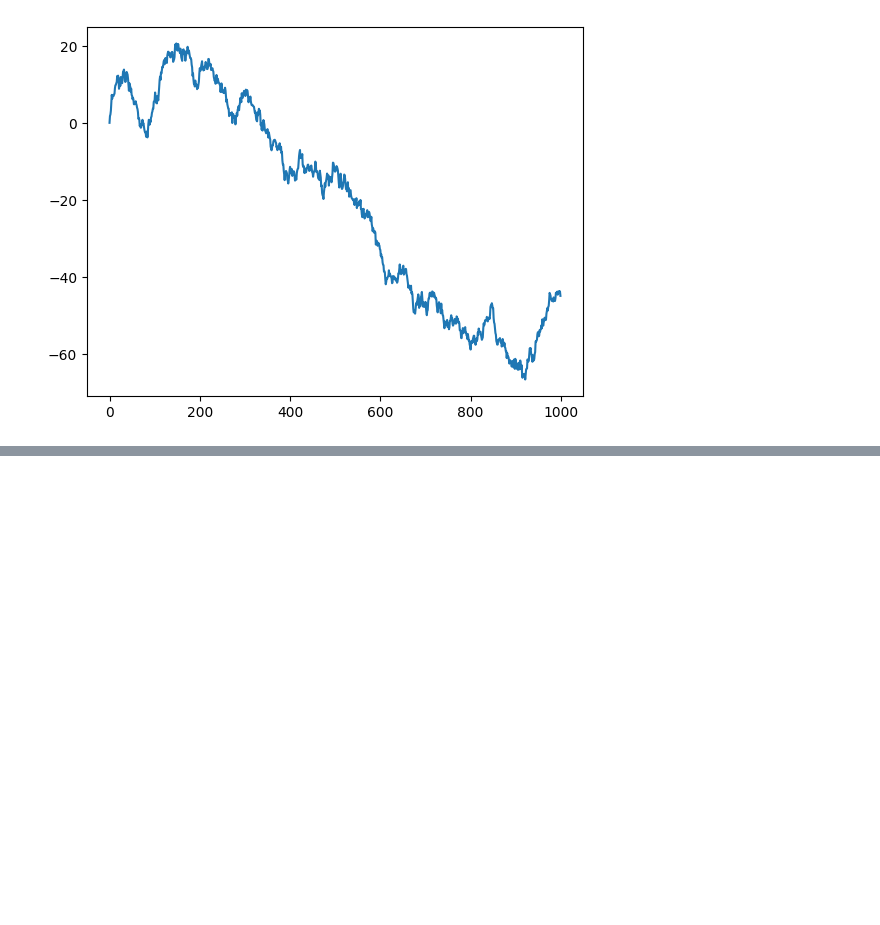
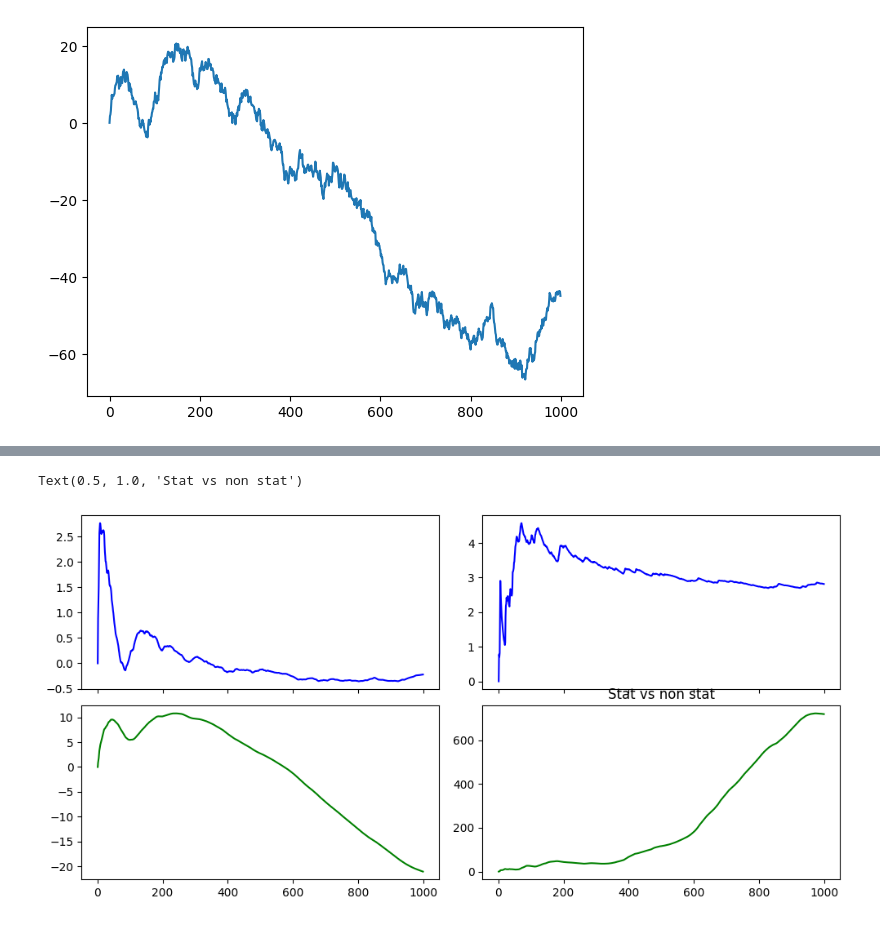
Before and after one commit to gkambasta/TimeSeries, a Jupyter notebook: Random_Walk.ipynb, the cells around one changed output, grey strips where cells are left out. Cells and saved outputs as stored; diff of their text form; code cells hidden in the pictures; blank space fills up the shorter version.

```diff
--- a/Random_Walk.ipynb
+++ b/Random_Walk.ipynb
@@ -305,0 +351,15 @@ plt.plot(non_stationary2)
+# %%
+fig, ax = plt.subplots(2,2, figsize=(10, 5), sharex=True)
+
+ax[0,0].plot(mean_func(stationary), 'b')
+ax[0,1].plot(var_func(stationary), 'b')
+
+ax[1,0].plot(mean_func(non_stationary), 'g')
+ax[1,1].plot(var_func(non_stationary), 'g')
+
+plt.tight_layout()
+plt.title("Stat vs non stat")
+#
+# %% [output]
+Text(0.5, 1.0, 'Stat vs non stat')
+[figure, added]
```
Also changed, not shown: parts of 10 cells of this notebook.
